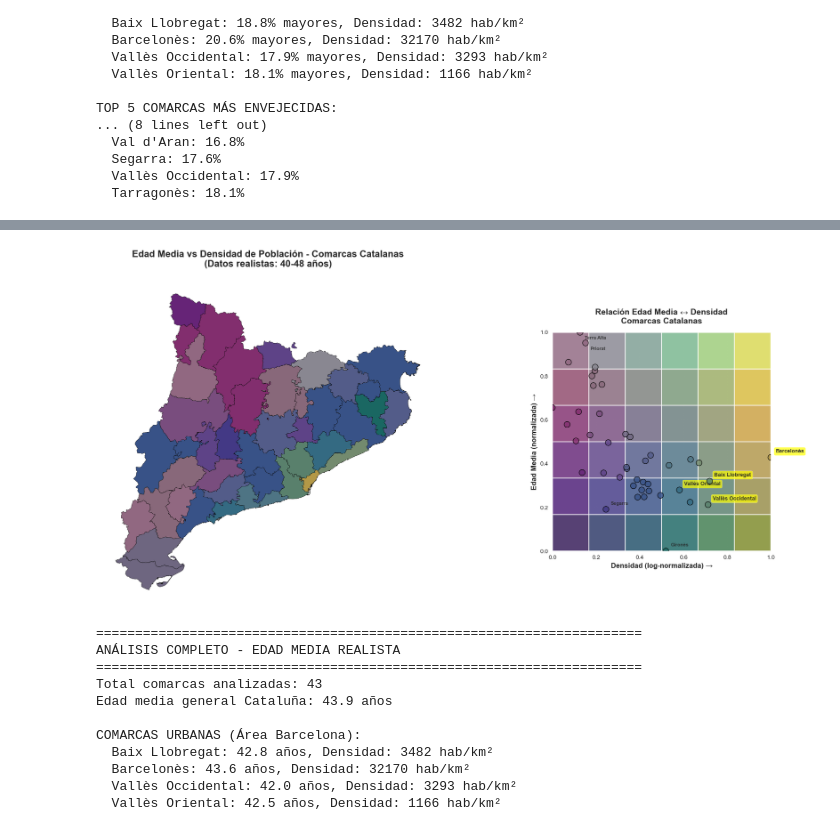
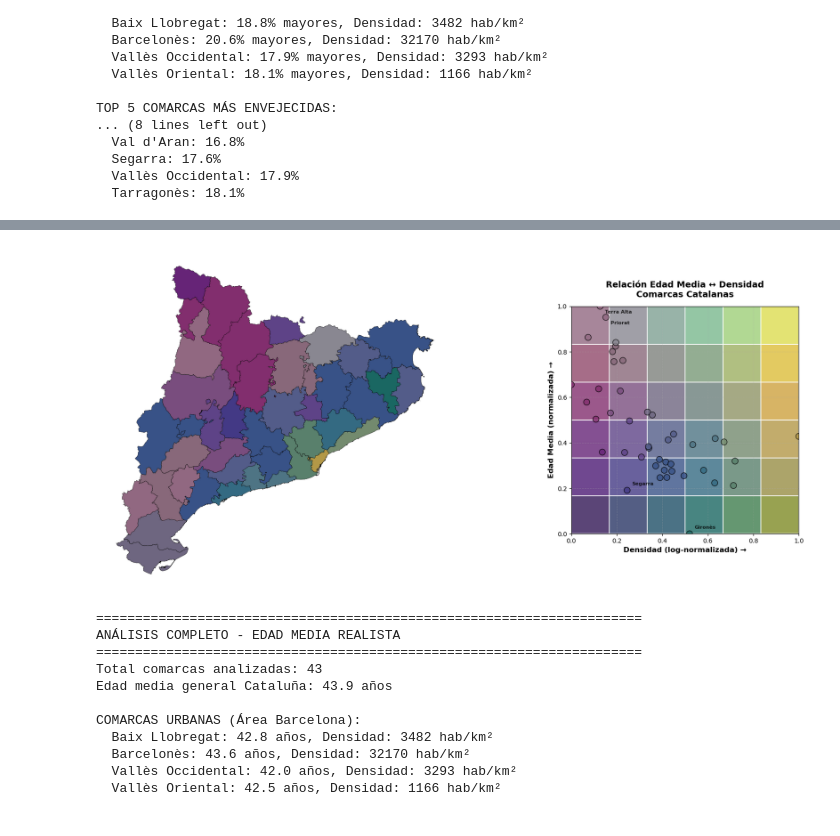
Before and after one commit to alexdeharo269/CatDef, a Jupyter notebook: javierfernandez.ipynb, the cells around one changed output, grey strips where cells are left out. Cells and saved outputs as stored; diff of their text form; code cells hidden in the pictures.

```diff
--- a/javierfernandez.ipynb
+++ b/javierfernandez.ipynb
@@ -970,7 +935,7 @@ if len(sin_color) > 0:
 for idx, row in con_color.iterrows():
     con_color.loc[[idx]].plot(ax=ax_map, color=[row["color_rgb"]], edgecolor='black', linewidth=0.4)
 
-ax_map.set_title("Porcentaje de Población >65 años vs Densidad de Población\nTodas las Comarcas Catalanas (sin filtrar outliers)",
+ax_map.set_title("",
                  fontsize=16, fontweight='bold', pad=20)
 ax_map.axis("off")
 
@@ -993,14 +958,27 @@ scatter = sns.scatterplot(data=df_panel, x='dens_norm', y='porc_norm', s=100,
 # Colorear los puntos
 scatter_collections = ax.collections[0]
 scatter_collections.set_facecolors(list(df_panel['color_rgb']))
+# Datos x e y
+x = df_panel["dens_norm"].values
+y = df_panel["porc_norm"].values
 
+# Ajuste lineal
+coef = np.polyfit(x, y, 1)     # coef[0] = pendiente, coef[1] = intercepto
+pendiente, intercepto = coef
+
+# Línea para dibujar
+x_line = np.linspace(0, 1, 100)
+y_line = pendiente * x_line + intercepto
+
+# Dibujar la regresión
+ax.plot(x_line, y_line, linewidth=2, linestyle="--")
 # Etiquetar comarcas importantes (especialmente las urbanas)
-comarcas_urbanas = ['Barcelonès', 'Baix Llobregat', 'Vallès Occidental', 'Vallès Oriental']
-for idx, row in df_panel[df_panel['comarca'].isin(comarcas_urbanas)].iterrows():
-    ax.annotate(row['comarca'], (row['dens_norm'], row['porc_norm']),
-                xytext=(8, 8), textcoords='offset points', fontsize=9,
-                fontweight='bold', alpha=0.9,
-                bbox=dict(boxstyle="round,pad=0.3", facecolor="yellow", alpha=0.7))
+#comarcas_urbanas = ['Barcelonès', 'Baix Llobregat', 'Vallès Occidental', 'Vallès Oriental']
+#for idx, row in df_panel[df_panel['comarca'].isin(comarcas_urbanas)].iterrows():
+#    ax.annotate(row['comarca'], (row['dens_norm'], row['porc_norm']),
+#                xytext=(8, 8), textcoords='offset points', fontsize=9,
+#                fontweight='bold', alpha=0.9,
+#                bbox=dict(boxstyle="round,pad=0.3", facecolor="yellow", alpha=0.7))
 
 ax.set_xlim(0, 1)
 ax.set_ylim(0, 1)
@@ -1796,7 +1454,7 @@ if len(sin_color) > 0:
 for idx, row in con_color.iterrows():
     con_color.loc[[idx]].plot(ax=ax_map, color=[row["color_rgb"]], edgecolor='black', linewidth=0.4)
 
-ax_map.set_title("Edad Media vs Densidad de Población - Comarcas Catalanas\n(Datos realistas: 40-48 años)",
+ax_map.set_title("",
                  fontsize=16, fontweight='bold', pad=20)
 ax_map.axis("off")
 
@@ -1821,46 +1479,46 @@ scatter_collections = ax.collections[0]
 scatter_collections.set_facecolors(list(df_panel['color_rgb']))
 
 # CORRECCIÓN: Etiquetar comarcas sin concatenar DataFrames problemáticos
-comarcas_urbanas = ['Barcelonès', 'Baix Llobregat', 'Vallès Occidental', 'Vallès Oriental']
+#comarcas_urbanas = ['Barcelonès', 'Baix Llobregat', 'Vallès Occidental', 'Vallès Oriental']
 
 # Etiquetar comarcas urbanas
-for comarca in comarcas_urbanas:
-    if comarca in df_panel_sin_color['comarca'].values:
-        row = df_panel_sin_color[df_panel_sin_color['comarca'] == comarca].iloc[0]
-        ax.annotate(comarca, (row['dens_norm'], row['edad_norm']),
-                    xytext=(8, 8), textcoords='offset points', fontsize=9,
-                    fontweight='bold', alpha=0.9,
-                    bbox=dict(boxstyle="round,pad=0.3", facecolor="yellow", alpha=0.7))
+#for comarca in comarcas_urbanas:
+ #   if comarca in df_panel_sin_color['comarca'].values:
+ #       row = df_panel_sin_color[df_panel_sin_color['comarca'] == comarca].iloc[0]
+ #       ax.annotate(comarca, (row['dens_norm'], row['edad_norm']),
+ #                   xytext=(8, 8), textcoords='offset points', fontsize=9,
+ #                   fontweight='bold', alpha=0.9,
+ #                   bbox=dict(boxstyle="round,pad=0.3", facecolor="yellow", alpha=0.7))
 
 # Etiquetar las 2 comarcas más envejecidas
 top_2_viejas = df_panel_sin_color.nlargest(2, 'edad_media')
 for idx, row in top_2_viejas.iterrows():
     if row['comarca'] not in comarcas_urbanas:  # Evitar duplicados
         ax.annotate(row['comarca'], (row['dens_norm'], row['edad_norm']),
                     xytext=(8, -12), textcoords='offset points', fontsize=8,
                     fontweight='bold', alpha=0.8)
 
 # Etiquetar las 2 comarcas más jóvenes
 top_2_jovenes = df_panel_sin_color.nsmallest(2, 'edad_media')
 for idx, row in top_2_jovenes.iterrows():
     if row['comarca'] not in comarcas_urbanas:  # Evitar duplicados
         ax.annotate(row['comarca'], (row['dens_norm'], row['edad_norm']),
                     xytext=(8, 8), textcoords='offset points', fontsize=8,
                     fontweight='bold', alpha=0.8)
 
 ax.set_xlim(0, 1)
 ax.set_ylim(0, 1)
 ax.set_aspect('equal', 'box')
 ax.set_xlabel("Densidad (log-normalizada) →", fontsize=12, fontweight='bold')
 ax.set_ylabel("Edad Media (normalizada) →", fontsize=12, fontweight='bold')
 ax.set_title("Relación Edad Media ↔ Densidad\nComarcas Catalanas",
              fontsize=14, fontweight='bold', pad=15)
 ax.grid(True, alpha=0.3, linestyle='--')
 
 plt.tight_layout()
 plt.show()
 # %% [output]
-[figure, old version]
+[figure, new version]
 # %%
 # ---------------------------------------------------
 # 8) ANÁLISIS CON DATOS REALISTAS
```
Also changed, not shown: parts of 14 cells of this notebook, 3 other files.
